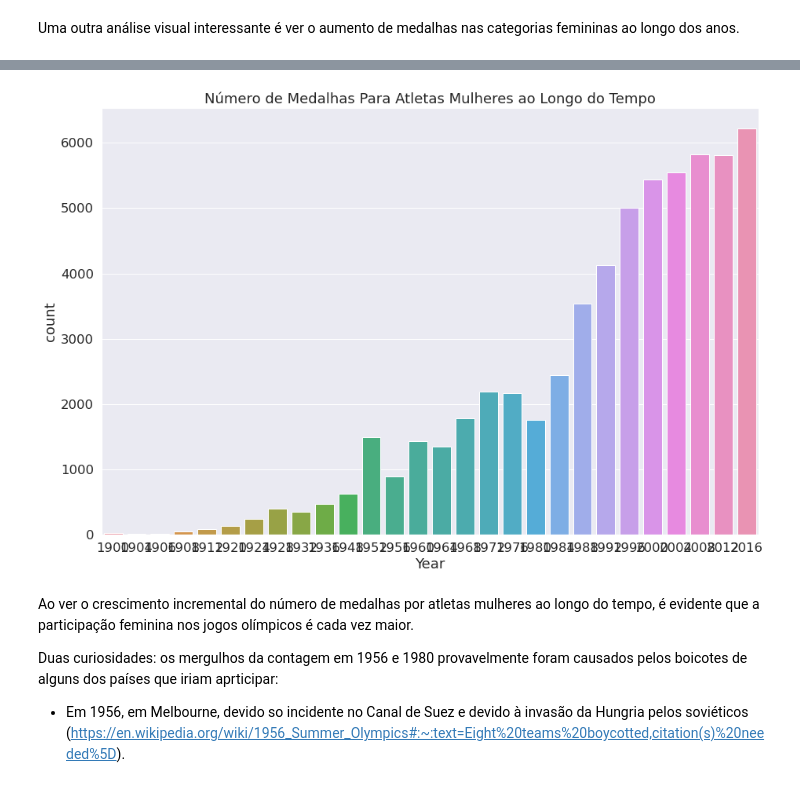
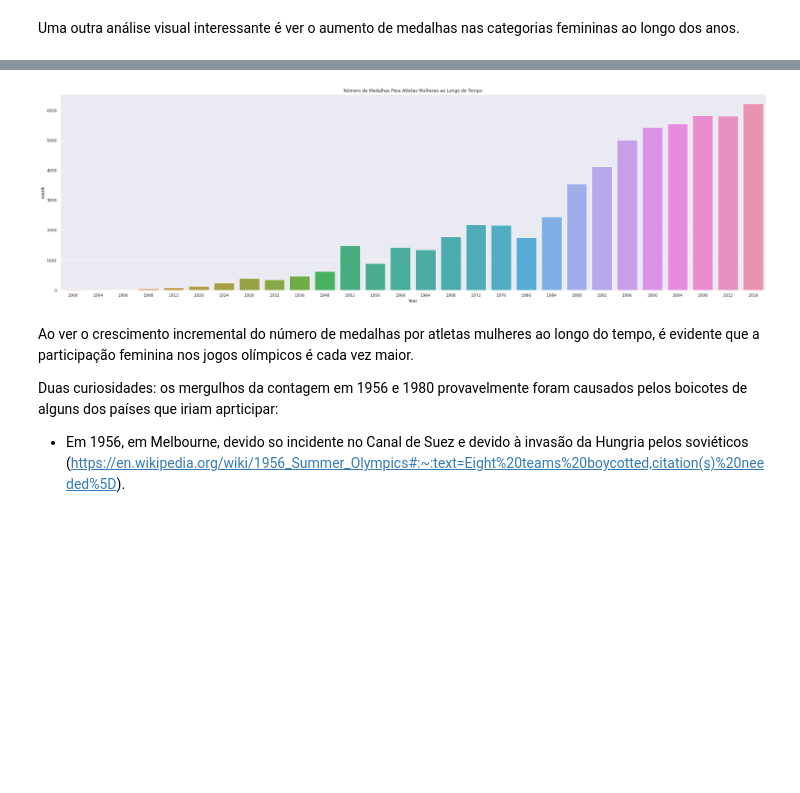
Before and after one commit to vmendes93/projeto_final_modulo_5, a Jupyter notebook: Projeto Final.ipynb, the cells around one changed output, grey strips where cells are left out. Drawn from its saved outputs; the diff is of its cells as text; code cells hidden in the pictures; blank space fills up the shorter version.

```diff
--- a/Projeto Final.ipynb
+++ b/Projeto Final.ipynb
@@ -632,13 +744,13 @@ women_medals.head()
 | 33 | 13 | Minna Maarit Aalto | F | 34.0 | 159.0 | 55.5 | Finland | FIN | 2000 Summer | 2000 | Summer | ... |
 | 79 | 21 | Ragnhild Margrethe Aamodt | F | 27.0 | 163.0 | NaN | Norway | NOR | 2008 Summer | 2008 | Summer | ... |
 # %%
-plt.figure(figsize=(15,10))
+plt.figure(figsize=(35,10))
 plt.title('Número de Medalhas Para Atletas Mulheres ao Longo do Tempo')
 plt.ylabel('Contagem Total')
 fem_olympics = sns.countplot(data=women_medals, x='Year')
 plt.show()
 # %% [output]
-[figure, old version]
+[figure, new version]
 # %% [markdown]
 Ao ver o crescimento incremental do número de medalhas por atletas mulheres ao longo do tempo, é evidente que a participação feminina nos jogos olímpicos é cada vez maior.
 
```
Also changed, not shown: parts of 12 cells of this notebook, 1 other file.
